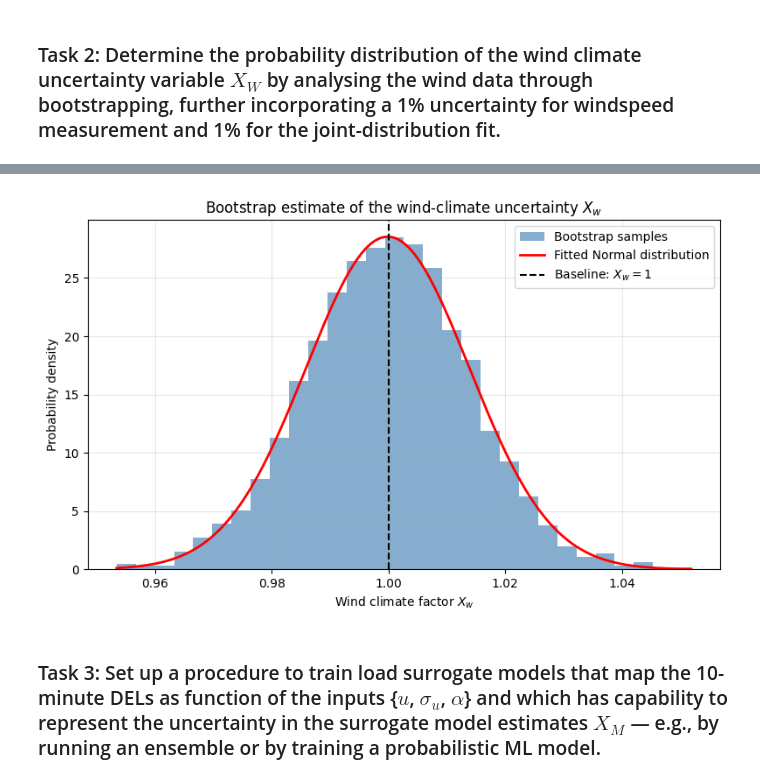
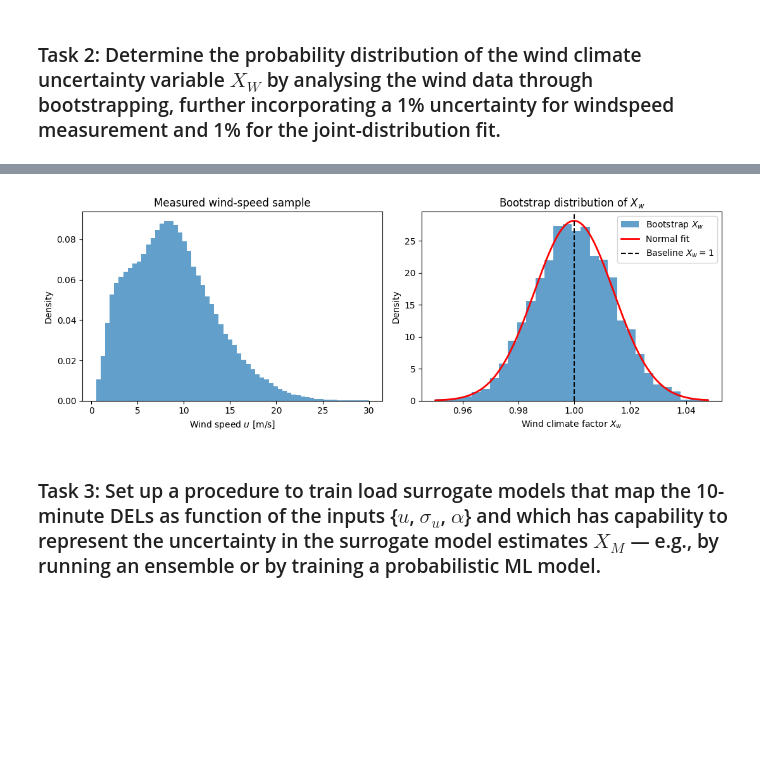
Before and after one commit to natslimak/OceanCourses, a Jupyter notebook: ProbalisticModelling/assg_mid-term/assignment.ipynb, the cells around one changed output, grey strips where cells are left out. Cells and saved outputs as stored; diff of their text form; code cells hidden in the pictures; blank space fills up the shorter version.

```diff
--- a/ProbalisticModelling/assg_mid-term/assignment.ipynb
+++ b/ProbalisticModelling/assg_mid-term/assignment.ipynb
@@ -135,63 +126,56 @@ plt.show()
 # %%
-# Task 2: bootstrap distribution of the wind-climate uncertainty factor X_w
-# X_w is defined as the ratio between a bootstrap estimate of the mean wind
-# speed and the mean wind speed from the fitted baseline Weibull model.
-# The two 1% uncertainties are applied as independent multiplicative errors.
+# Bootstrap the measured wind sample following the procedure from the course notes.
+rng = np.random.default_rng(12345)
+Nbootstrap = 5000
+BootstrapSize = len(U)
+measurement_cov = 0.01
+joint_fit_cov = 0.01
 
-rng = np.random.default_rng(12345)
-n_boot = 2000
-measurement_cov = 0.01
-fit_cov = 0.01
+# The measured sample is the original sample in the bootstrap procedure.
+Uhist, Ubins = np.histogram(U, bins=60, density=True)
+Ubincenters = Ubins[:-1] + np.diff(Ubins) / 2
+baseline_mean_u = np.mean(U)
 
-# Baseline climate mean from the measured sample.
-# The Weibull fit is used for the marginal model in Task 1; bootstrapping the
-# sample mean directly avoids repeating an expensive distribution fit thousands
-# of times for this uncertainty calculation.
-mean_u_baseline = np.mean(U)
+# Generate bootstrap sample means without storing a huge 2-D array.
+BootstrapMeans = np.empty(Nbootstrap)
+for i in range(Nbootstrap):
+    bootstrap_sample = rng.choice(U, size=BootstrapSize, replace=True)
 
-bootstrap_mean_u = np.empty(n_boot)
-for i in range(n_boot):
-    # Resample paired observations so the dependence in (U, SigmaU) is kept.
-    indices = rng.integers(0, len(U), size=len(U))
-    u_boot = U[indices]
+    # 1% wind-speed measurement uncertainty: one calibration factor per replicate.
+    measurement_factor = 1.0 + rng.normal(0.0, measurement_cov)
+    BootstrapMeans[i] = np.mean(bootstrap_sample) * measurement_factor
 
-    # Represent measurement uncertainty as one common calibration factor for
-    # this replicate; it should not average away across the full dataset.
-    measurement_factor = 1.0 + rng.normal(0.0, measurement_cov)
-    u_boot = u_boot * measurement_factor
-    u_boot = np.clip(u_boot, 1e-9, None)
+# Convert bootstrap means to the multiplicative climate factor X_w.
+Xw_bootstrap = BootstrapMeans / baseline_mean_u
 
-    # Estimate the climate mean for this bootstrap sample.
-    bootstrap_mean_u[i] = np.mean(u_boot)
+# 1% uncertainty in the fitted joint distribution.
+joint_fit_factor = 1.0 + rng.normal(0.0, joint_fit_cov, size=Nbootstrap)
+Xw = Xw_bootstrap * joint_fit_factor
+Xw = Xw[Xw > 0]
 
-# Data-driven climate uncertainty before the additional joint-fit uncertainty.
-Xw_bootstrap = bootstrap_mean_u / mean_u_baseline
-
-# Add the stated 1% uncertainty in the fitted joint distribution.
-Xw = Xw_bootstrap * (1.0 + rng.normal(0.0, fit_cov, size=n_boot))
-
-# Fit a Normal distribution to X_w, as specified in the assignment.
+# Fit the Normal model requested for X_w.
 Xw_mean, Xw_std = stats.norm.fit(Xw)
 Xw_cov = Xw_std / Xw_mean
+print(f'Baseline mean wind speed: {baseline_mean_u:.4f} m/s')
+print(f'X_w mean: {Xw_mean:.4f}')
+print(f'X_w standard deviation: {Xw_std:.4f}')
+print(f'X_w CoV: {Xw_cov:.2%}')
+print(f'X_w 2.5%-97.5% interval: {np.quantile(Xw, 0.025):.4f} to {np.quantile(Xw, 0.975):.4f}')
 
-print(f"Baseline mean wind speed: {mean_u_baseline:.4f} m/s")
-print(f"X_w mean: {Xw_mean:.4f}")
-print(f"X_w standard deviation: {Xw_std:.4f}")
-print(f"X_w CoV: {Xw_cov:.4%}")
-print(f"X_w 2.5%-97.5% interval: {np.quantile(Xw, 0.025):.4f} to {np.quantile(Xw, 0.975):.4f}")
-
-# Visualise the empirical bootstrap distribution and its fitted Normal model.
+# Visual comparison: original wind sample and the resulting X_w distribution.
 xw_grid = np.linspace(Xw.min(), Xw.max(), 300)
-plt.figure(figsize=(8, 5))
-plt.hist(Xw, bins=30, density=True, alpha=0.65, color="steelblue", label="Bootstrap samples")
-plt.plot(xw_grid, stats.norm.pdf(xw_grid, loc=Xw_mean, scale=Xw_std),
-         "r-", linewidth=2, label="Fitted Normal distribution")
-plt.axvline(1.0, color="black", linestyle="--", linewidth=1.5, label="Baseline: $X_w=1$")
-plt.xlabel(r"Wind climate factor $X_w$")
-plt.ylabel("Probability density")
-plt.title(r"Bootstrap estimate of the wind-climate uncertainty $X_w$")
-plt.grid(alpha=0.3)
-plt.legend()
+fig2, ax2 = plt.subplots(1, 2, figsize=(11, 4))
+ax2[0].bar(Ubincenters, Uhist, width=np.diff(Ubins), align='center', alpha=0.7)
+ax2[0].set_xlabel(r'Wind speed $u$ [m/s]')
+ax2[0].set_ylabel('Density')
+ax2[0].set_title('Measured wind-speed sample')
+ax2[1].hist(Xw, bins=30, density=True, alpha=0.7, label='Bootstrap $X_w$')
+ax2[1].plot(xw_grid, stats.norm.pdf(xw_grid, Xw_mean, Xw_std), 'r-', lw=2, label='Normal fit')
+ax2[1].axvline(1.0, color='k', ls='--', label='Baseline $X_w=1$')
+ax2[1].set_xlabel(r'Wind climate factor $X_w$')
+ax2[1].set_ylabel('Density')
+ax2[1].set_title('Bootstrap distribution of $X_w$')
+ax2[1].legend()
 plt.tight_layout()
 plt.show()
 # %% [output]
@@ -203,4 +187,4 @@ X_w 2.5%-97.5% interval: 0.9716 to 1.0271
-[figure, old version]
+[figure, new version]
 # %% [markdown]
 ### Task 3: Set up a procedure to train load surrogate models that map the 10-minute DELs as function of the inputs {$u$, $\sigma_u$, $\alpha$} and which has capability to represent the uncertainty in the surrogate model estimates $X_M$ — e.g., by running an ensemble or by training a probabilistic ML model.
 # %% [markdown]
```
Also changed, not shown: parts of 4 cells of this notebook, 3 other files.
